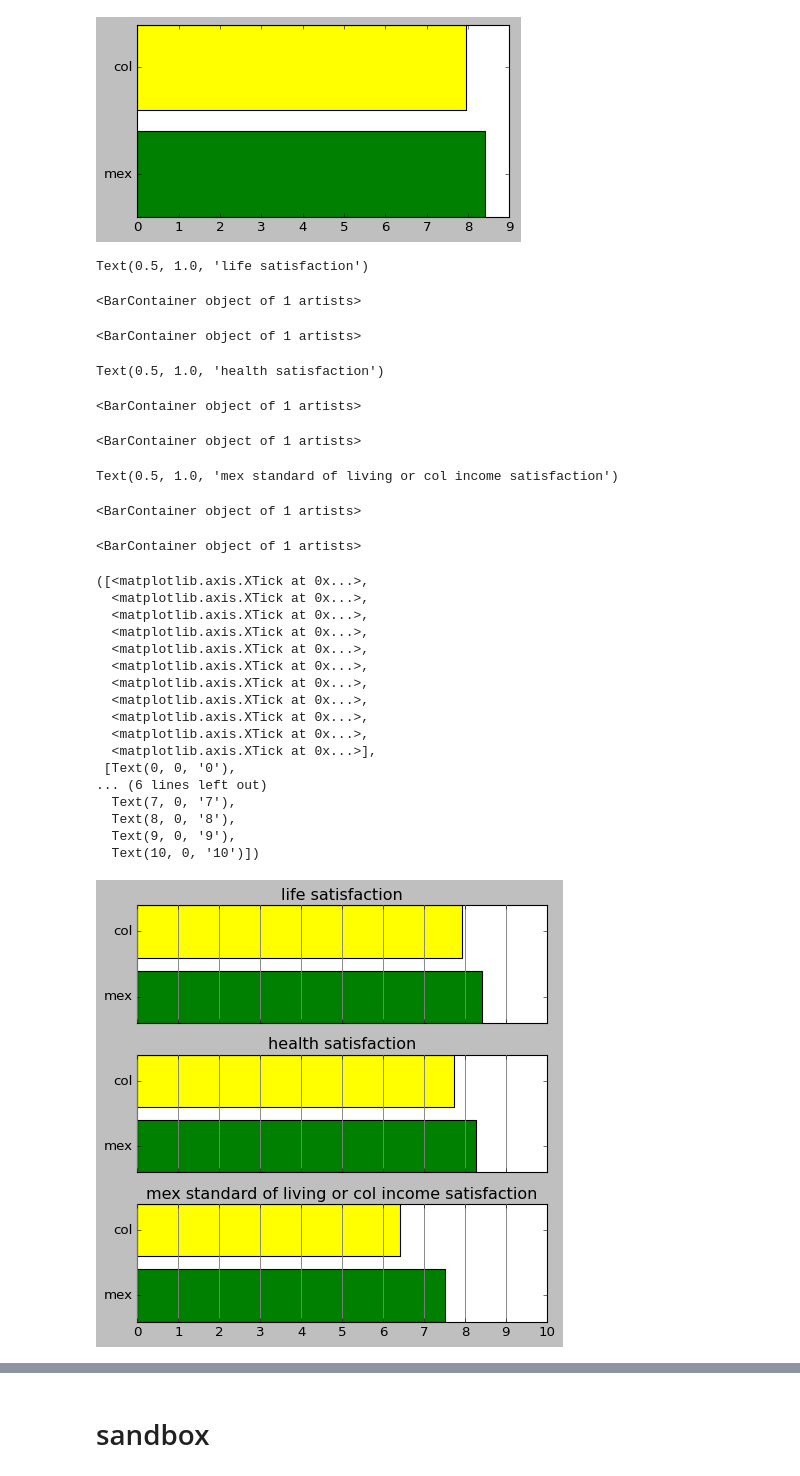
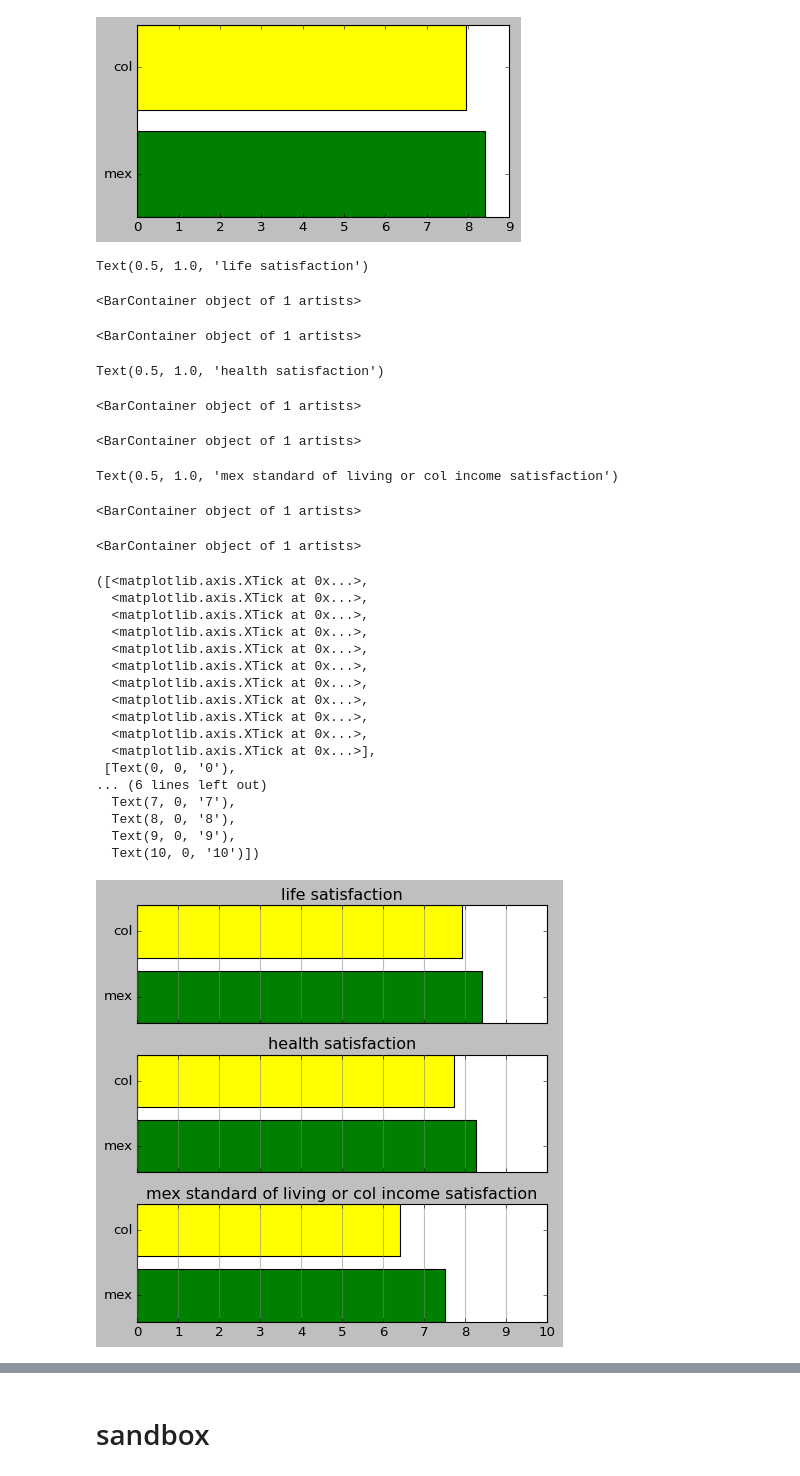
Before and after one commit to theaok/linaColMex, a Jupyter notebook: linaColMex.ipynb, the cells around one changed output, grey strips where cells are left out. Drawn from its saved outputs; the diff is of its cells as text; code cells hidden in the pictures.

```diff
--- a/linaColMex.ipynb
+++ b/linaColMex.ipynb
@@ -914,3 +914,9 @@ yellow for col
 green for mex
 # %% [markdown]
 MAYBE LATER also have maps or regions and bar charts of cities for mex
+# %%
+aut=chaComHog[['life satisfaction', 'income satisfaction',]] #subset to key vars
+fig, ax = plt.subplots(1,2,sharey=True,tight_layout=True ,figsize = (10, 3))
+for i,d in enumerate(aut):
+  ax[i].hist(aut[d],density=True)
+  ax[i].set_title(d)
@@ -916,0 +935,10 @@ MAYBE LATER also have maps or regions and bar charts of cities for mex
+# %%
+aut=chaComHog[['life satisfaction', 'income satisfaction', 'health satisfaction',
+       'safety satisfaction', 'work/activity satisfaction',
+       'free time satisfaction', 'happy yesterday', 'worried yesterday',
+       'sad yesterday', 'things do in life worthwhile', 'cantril ladder']] #subset to key vars
+fig, ax = plt.subplots(3,4,sharey=True,tight_layout=True ,figsize = (10, 10))
+ax_flat = ax.flatten() # Flatten 2D array of axes objects #have to do it if more than 1 row and more than 1 col
+for i,d in enumerate(aut):
+  ax_flat[i].hist(aut[d],density=True) # Call hist on individual axes
+  ax_flat[i].set_title(d)
@@ -975,32 +1035,32 @@ axs[2].barh('col',chaComHog['income satisfaction'].mean(),color='yellow')
 
 plt.xticks(np.arange(0, 11, 1))
 for i in range(0,3):
-  axs[i].grid(axis='x' , color ='grey', linestyle ='-', linewidth = 0.9,alpha = 0.9);
+  axs[i].grid(axis='x' , color ='grey', linestyle ='-', linewidth = 1,alpha = 0.5);
 # %% [output]
 Text(0.5, 1.0, 'life satisfaction')
 <BarContainer object of 1 artists>
 <BarContainer object of 1 artists>
 Text(0.5, 1.0, 'health satisfaction')
 <BarContainer object of 1 artists>
 <BarContainer object of 1 artists>
 Text(0.5, 1.0, 'mex standard of living or col income satisfaction')
 <BarContainer object of 1 artists>
 <BarContainer object of 1 artists>
 ([<matplotlib.axis.XTick at 0x...>,
   <matplotlib.axis.XTick at 0x...>,
   <matplotlib.axis.XTick at 0x...>,
   <matplotlib.axis.XTick at 0x...>,
   <matplotlib.axis.XTick at 0x...>,
   <matplotlib.axis.XTick at 0x...>,
   <matplotlib.axis.XTick at 0x...>,
   <matplotlib.axis.XTick at 0x...>,
   <matplotlib.axis.XTick at 0x...>,
   <matplotlib.axis.XTick at 0x...>,
   <matplotlib.axis.XTick at 0x...>],
  [Text(0, 0, '0'),
 ... (6 lines left out)
   Text(7, 0, '7'),
   Text(8, 0, '8'),
   Text(9, 0, '9'),
   Text(10, 0, '10')])
-[figure, old version]
+[figure, new version]
```
Also changed, not shown: parts of 4 cells of this notebook.
